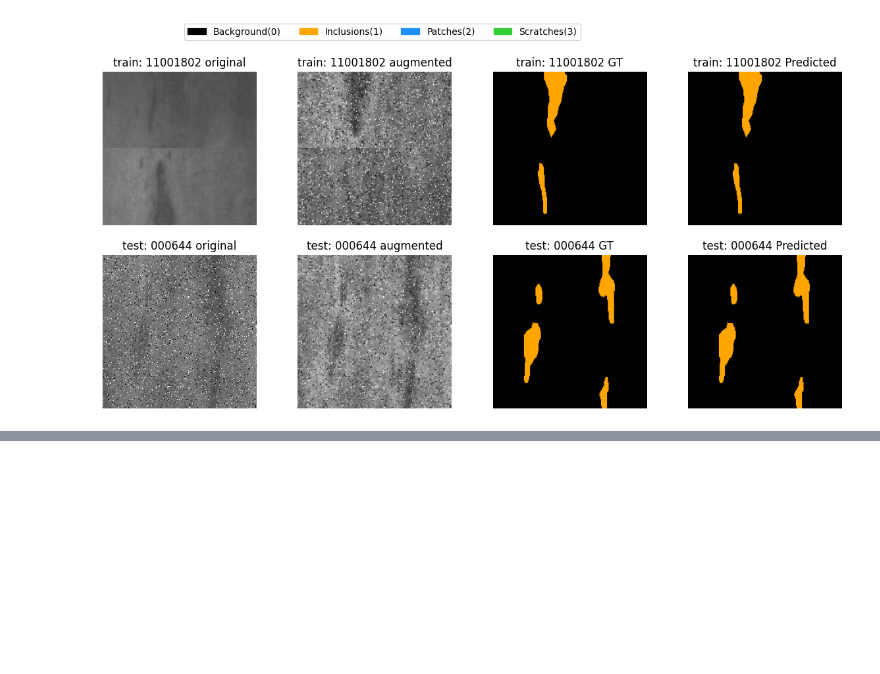
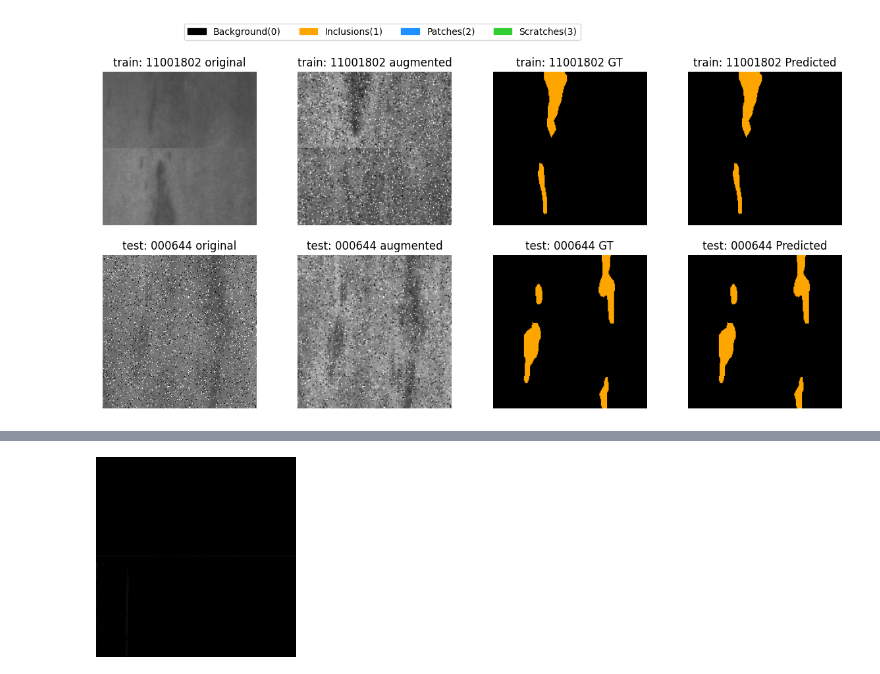
Before and after one commit to ymir-twice/-, a Jupyter notebook: vis_result.ipynb, the cells around one changed output, grey strips where cells are left out. Saved outputs shown, nothing was run; the diff lists cells and outputs as text; code cells hidden in the pictures; blank space fills up the shorter version.

```diff
--- a/vis_result.ipynb
+++ b/vis_result.ipynb
@@ -121,0 +205,8 @@ plot_result( np.random.choice(testmeta['id']), False, axes[1])
+# %%
+img = cv2.imread("data/images/training/11001802.jpg")
+blurred1 = cv2.GaussianBlur(img, (5, 5), 1)
+blurred2 = cv2.GaussianBlur(img, (5, 5), 2)
+dog = cv2.subtract(blurred1, blurred2)
+Image.fromarray(dog)
+# %% [output]
+[figure, added]
```
Also changed, not shown: parts of 4 cells of this notebook, 4 other files.
